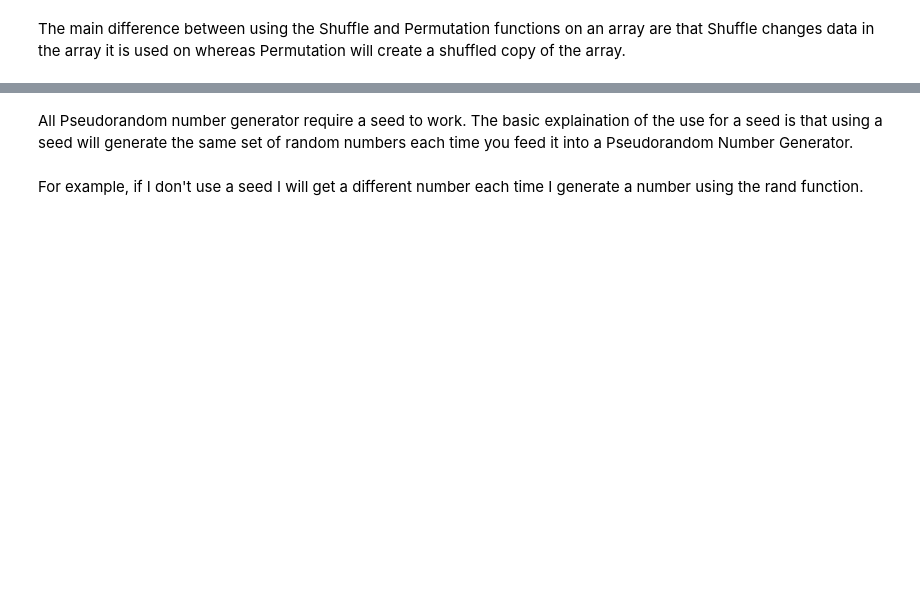
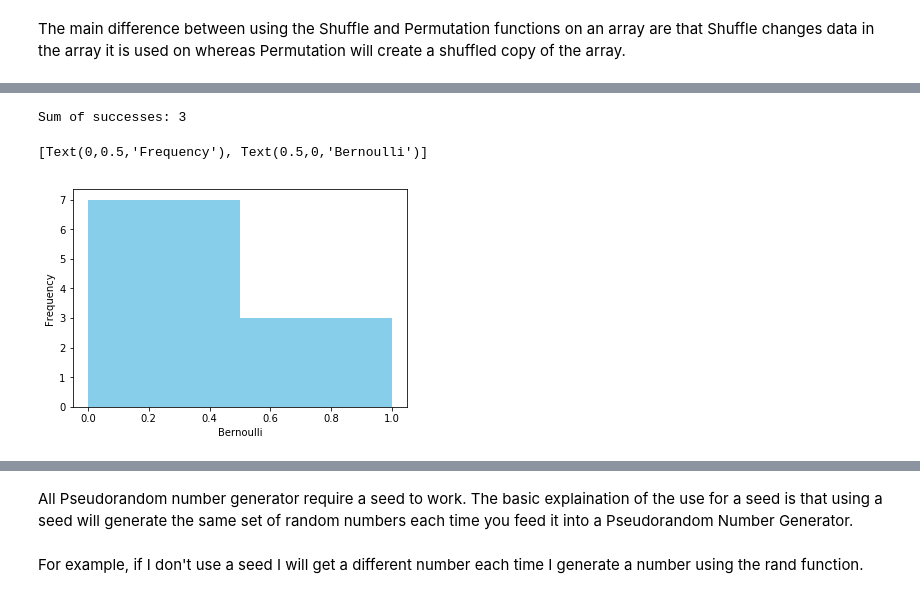
Before and after one commit to ConorHogan/PFDA-Practical-Assignment, a Jupyter notebook: PFDA-Practical-Assignment-Notebook.ipynb, the cells around one changed output, grey strips where cells are left out. Drawn from its saved outputs; the diff is of its cells as text; code cells hidden in the pictures; blank space fills up the shorter version.

```diff
--- a/PFDA-Practical-Assignment-Notebook.ipynb
+++ b/PFDA-Practical-Assignment-Notebook.ipynb
@@ -400,0 +424,12 @@ expo_data.std()
+# %%
+bern_data = np.random.binomial(1, 0.12, 10)
+ax = sns.distplot(bern_data,
+                  kde=False,
+                  color ='skyblue',
+                  hist_kws={"linewidth": 15,'alpha':1})
+ax.set(xlabel='Bernoulli', ylabel='Frequency')
+print("Sum of successes:", np.sum(bern_data))
+# %% [output]
+Sum of successes: 3
+[Text(0,0.5,'Frequency'), Text(0.5,0,'Bernoulli')]
+[figure, added]
```
Also changed, not shown: parts of 93 cells of this notebook.
